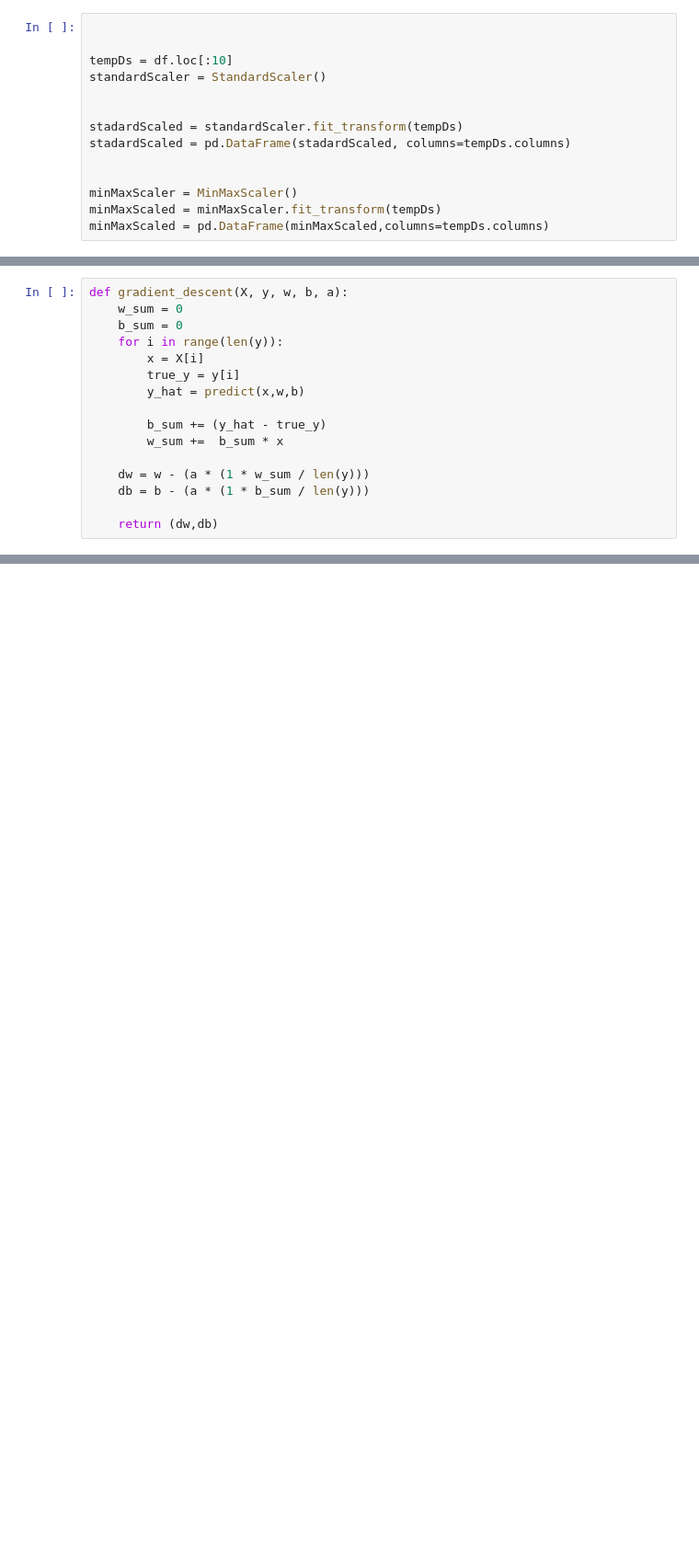
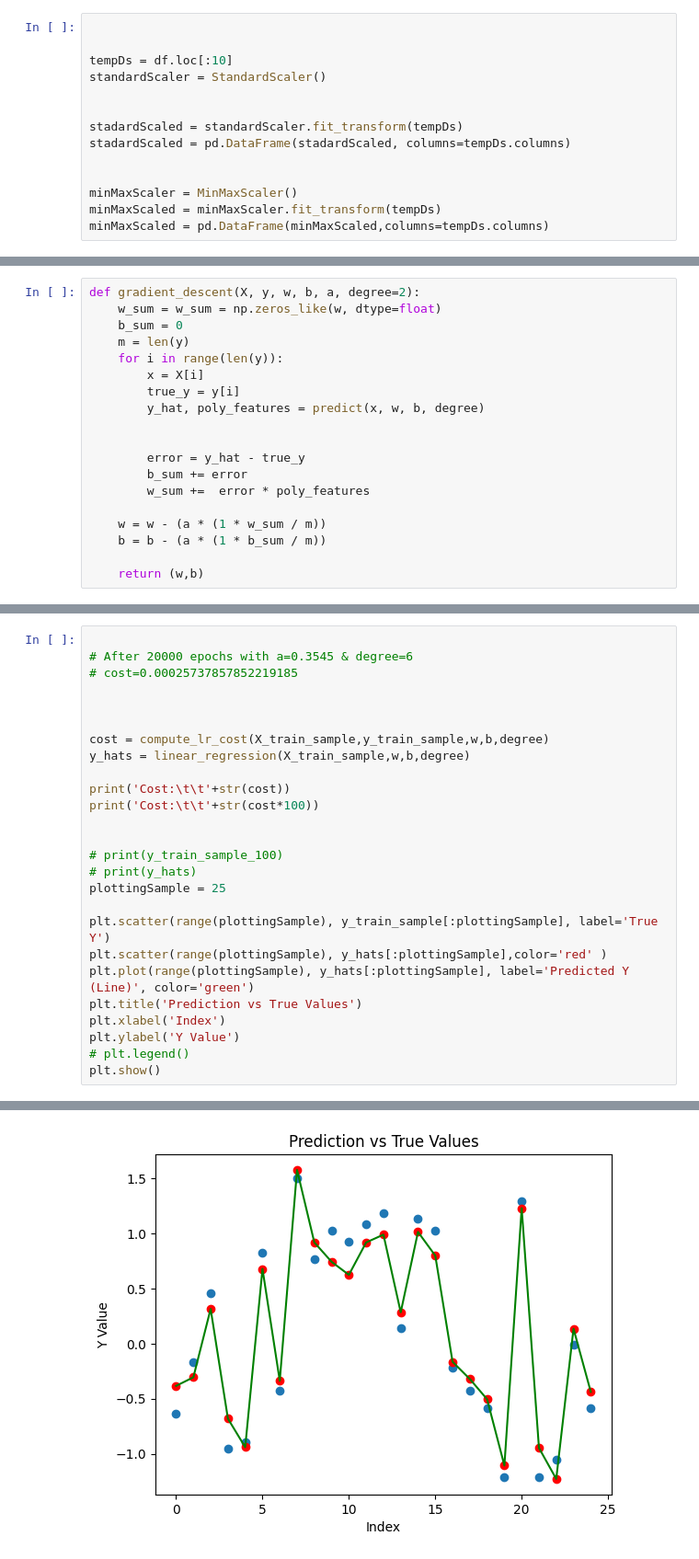
Before and after one commit to uzairanwaar6/learning, a Jupyter notebook: practice-projects/linear-regression/prepration.ipynb, the cells around one changed output, grey strips where cells are left out. Shown: that part at 92% size. Cells and saved outputs as stored; diff of their text form; blank space fills up the shorter version.

Commit message:
Implemented Linear Model...

```diff
--- a/practice-projects/linear-regression/prepration.ipynb
+++ b/practice-projects/linear-regression/prepration.ipynb
@@ -147,18 +183,21 @@ def compute_lr_cost(X,y, w, b):
     return cost
 # %%
-def gradient_descent(X, y, w, b, a):
-    w_sum = 0
+def gradient_descent(X, y, w, b, a, degree=2):
+    w_sum = w_sum = np.zeros_like(w, dtype=float)
     b_sum = 0
+    m = len(y)
     for i in range(len(y)):
         x = X[i]
         true_y = y[i]
-        y_hat = predict(x,w,b)
+        y_hat, poly_features = predict(x, w, b, degree)
 
-        b_sum += (y_hat - true_y)
-        w_sum +=  b_sum * x
 
-    dw = w - (a * (1 * w_sum / len(y)))
-    db = b - (a * (1 * b_sum / len(y)))
+        error = y_hat - true_y
+        b_sum += error
+        w_sum +=  error * poly_features
 
-    return (dw,db)
+    w = w - (a * (1 * w_sum / m))
+    b = b - (a * (1 * b_sum / m))
+
+    return (w,b)
 # %%
@@ -204,0 +265,27 @@ plt.show()
+# %%
+
+# After 20000 epochs with a=0.3545 & degree=6
+# cost=0.00025737857852219185
+
+
+
+cost = compute_lr_cost(X_train_sample,y_train_sample,w,b,degree)
+y_hats = linear_regression(X_train_sample,w,b,degree)
+
+print('Cost:\t\t'+str(cost))
+print('Cost:\t\t'+str(cost*100))
+
+
+# print(y_train_sample_100)
+# print(y_hats)
+plottingSample = 25
+
+plt.scatter(range(plottingSample), y_train_sample[:plottingSample], label='True Y')
+plt.scatter(range(plottingSample), y_hats[:plottingSample],color='red' )
+plt.plot(range(plottingSample), y_hats[:plottingSample], label='Predicted Y (Line)', color='green')
+plt.title('Prediction vs True Values')
+plt.xlabel('Index')
+plt.ylabel('Y Value')
+# plt.legend()
+plt.show()
+# %% [output]
@@ -204,0 +294 @@ plt.show()
+[figure, added]
```
Also changed, not shown: parts of 12 cells of this notebook, 2 other files.
